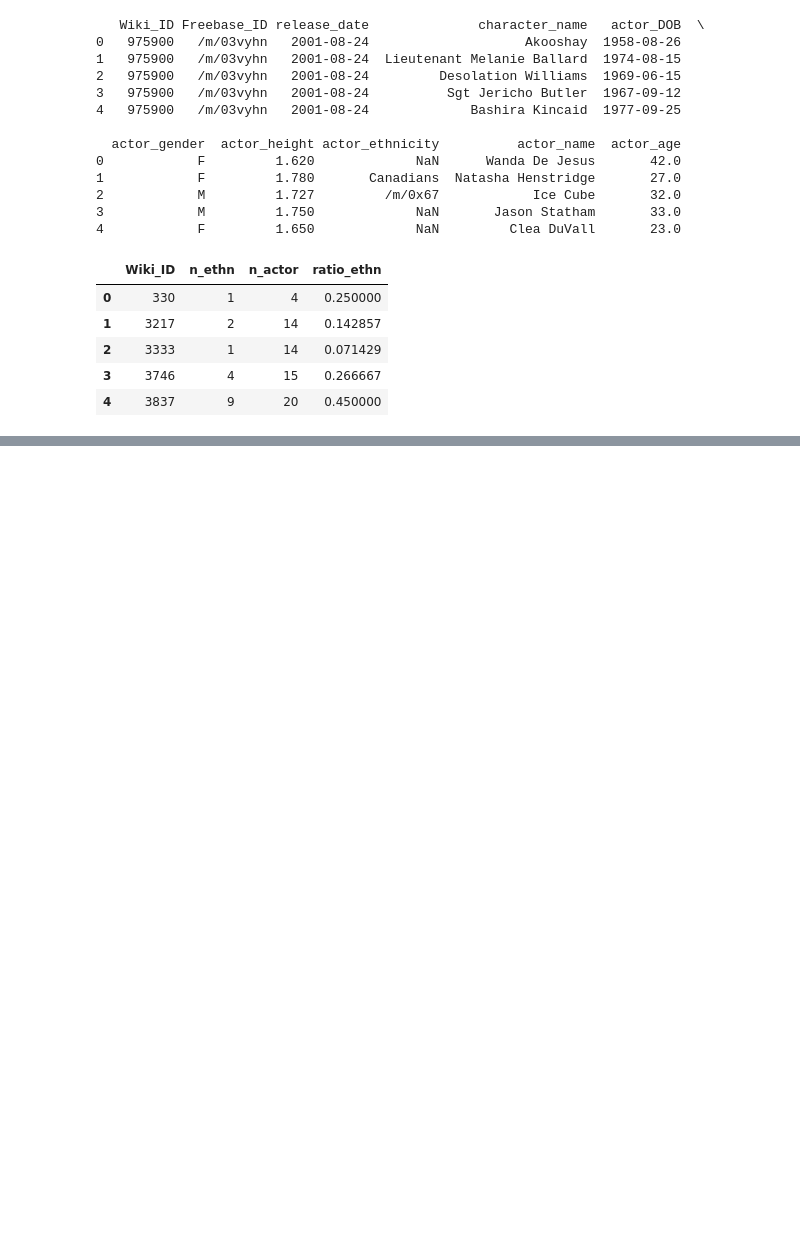
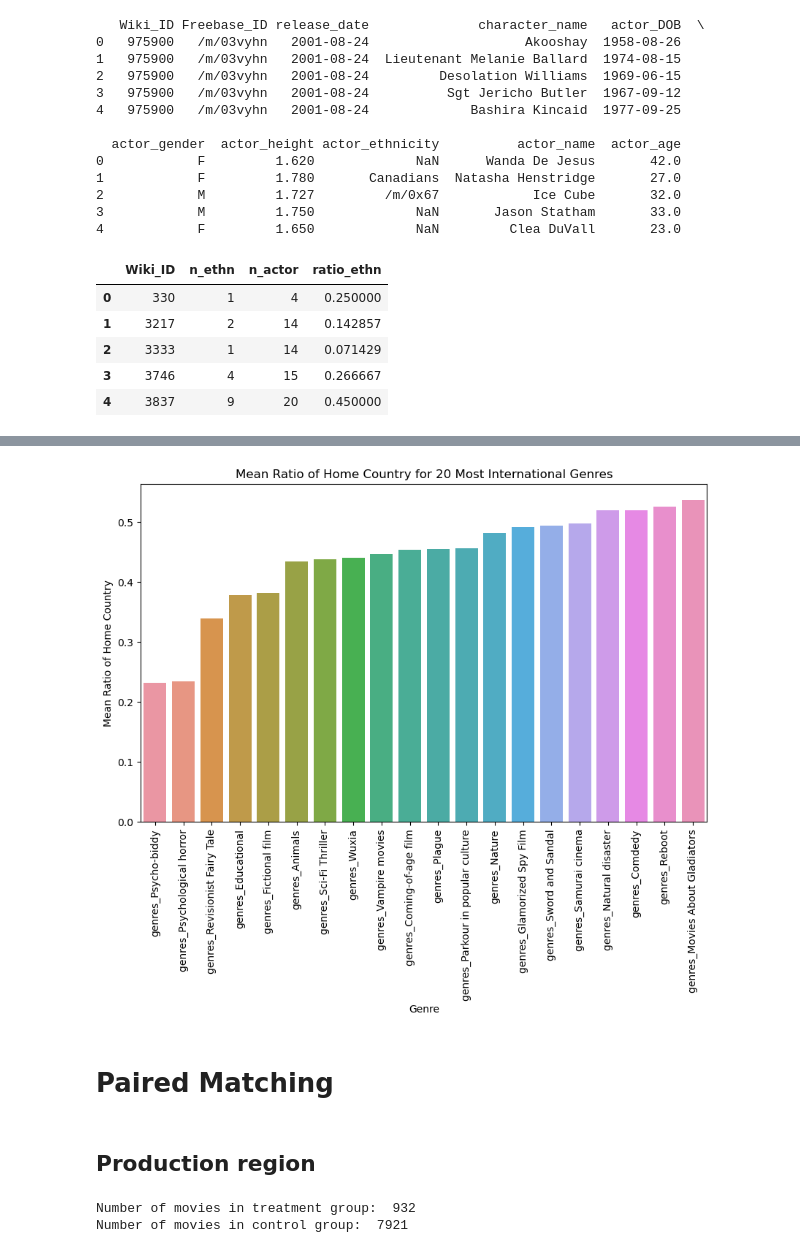
Before and after one commit to epfl-ada/ada-2023-project-nada2023, a Jupyter notebook: notebook.ipynb, the cells around one changed output, grey strips where cells are left out. Cells and saved outputs as stored; diff of their text form; code cells hidden in the pictures; blank space fills up the shorter version.

Commit message:
paired matching and genre analysis

```diff
--- a/notebook.ipynb
+++ b/notebook.ipynb
@@ -686,0 +691,15 @@ wiki_id_ethn.head()
+# %%
+df_genre_analysis = df_home_country_combined.copy()
+
+# Create a one hot encoding for genres
+df_genres_dummies = df_genre_analysis[["Wiki_ID", "genres"]].copy()
+df_genres_dummies = df_genres_dummies.explode("genres")
+df_genres_dummies = pd.get_dummies(df_genres_dummies, columns=["genres"])
+
+# sum the one hot encoding (genres col) by Wiki_ID
+df_genres_dummies = df_genres_dummies.groupby("Wiki_ID").sum().reset_index()
+
+# Merge with original dataframe
+df_genre_analysis = df_genre_analysis.merge(df_genres_dummies, on = "Wiki_ID", how = "left")
+
+df_genre_analysis.head()
@@ -686,0 +714,48 @@ wiki_id_ethn.head()
+# %%
+# Get a list of the columns of genres
+genres_cols = list(df_genres_dummies.columns)[1:]
+
+# Compute the mean ratio of home country for each genre
+mean_ratio = {}
+for genre in genres_cols:
+    mean_ratio[genre] = df_genre_analysis[df_genre_analysis[genre] == 1]["ratio_of_home_country"].mean()
+
+df_mean_ratio = pd.DataFrame(list(mean_ratio.items()), columns=['genre', 'mean_ratio'])
+
+# Sort the dataframe by mean ratio in ascending order
+df_mean_ratio.sort_values(by=['mean_ratio'], inplace=True)
+
+# Create a barplot with the 20 most international genres
+plt.figure(figsize=(10, 6))
+sns.barplot(x='genre', y='mean_ratio', data=df_mean_ratio.iloc[0:20])
+plt.xticks(rotation=90)
+plt.xlabel('Genre')
+plt.ylabel('Mean Ratio of Home Country')
+plt.title('Mean Ratio of Home Country for 20 Most International Genres')
+plt.show()
+# %% [output]
+[figure, added]
+# %% [markdown]
+# Paired Matching
+# %% [markdown]
+## Production region
+# %%
+df_paired_matching = df_home_country_combined.copy()
+
+# Load the CSV mapping to regions into a pandas DataFrame
+df_country_to_region = pd.read_csv("dictionnaries/country_to_region.csv")
+df_country_to_region = df_country_to_region.merge(country_mapping_df, left_on = "Country", right_on = "Country", how = "left")
+
+# Merge with the region of the production country
+df_paired_matching = df_paired_matching.merge(df_country_to_region[["Country_mapped", "Region"]], left_on = df_paired_matching["country"].apply(tuple), right_on = df_country_to_region["Country_mapped"].apply(tuple), how = "left")
+df_paired_matching.drop(columns=["Country_mapped"], inplace=True)
+
+# Create column for production region treatment
+df_paired_matching["treatment_region"] = df_paired_matching["Region"].apply(lambda x: 1 if x == "Europe" else 0)
+
+# Number of movies in each group
+print("Number of movies in treatment group: ", df_paired_matching[df_paired_matching["treatment_region"] == 1].shape[0])
+print("Number of movies in control group: ", df_paired_matching[df_paired_matching["treatment_region"] == 0].shape[0])
+# %% [output]
+Number of movies in treatment group:  932
+Number of movies in control group:  7921
```
Also changed, not shown: parts of 13 cells of this notebook.
